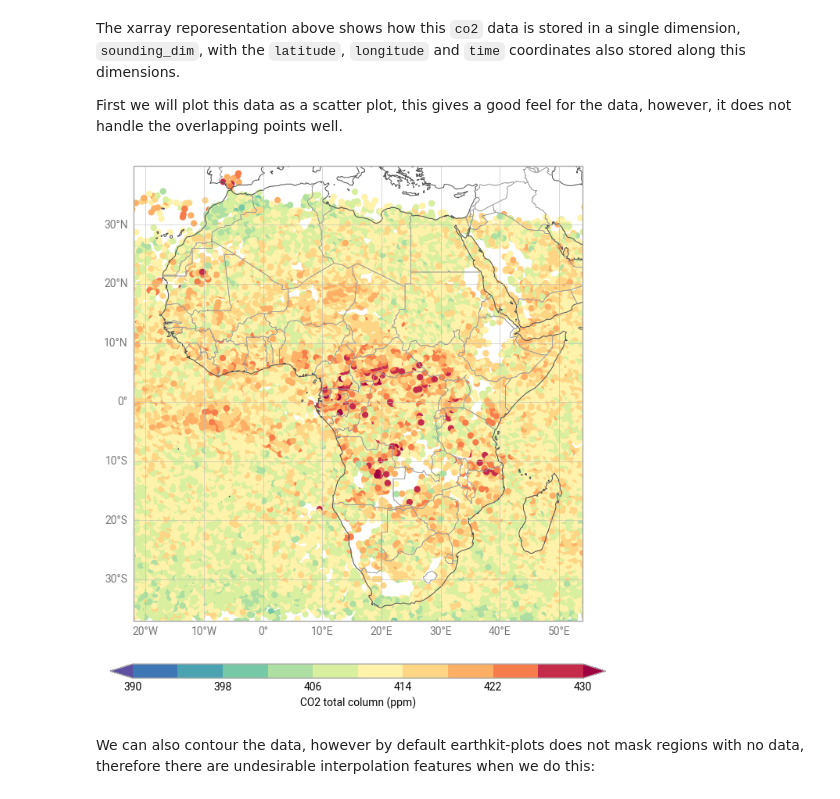
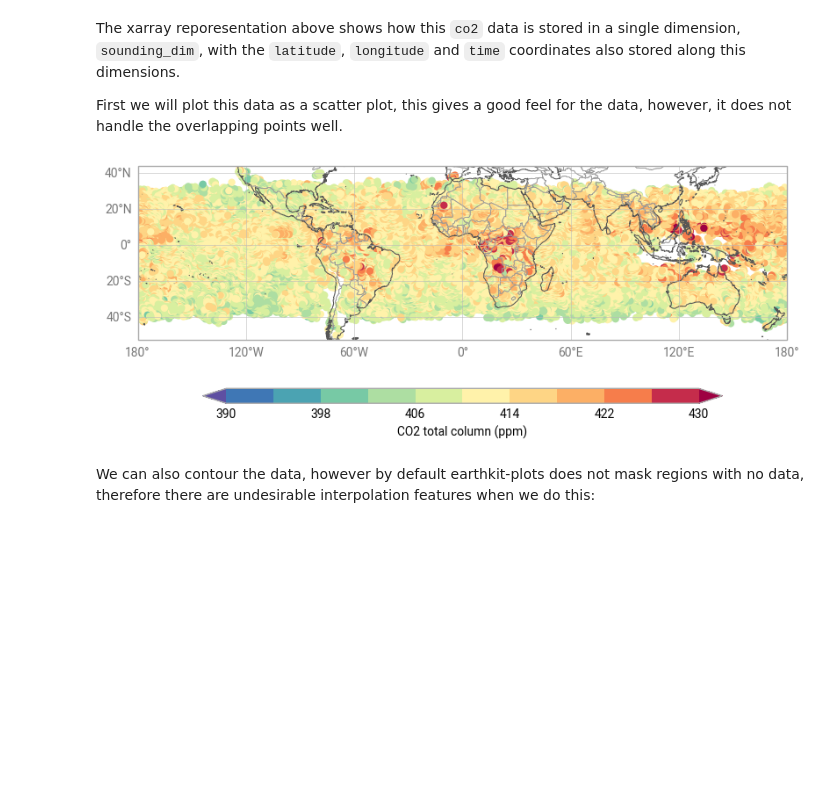
Before and after one commit to ecmwf/earthkit-plots, a Jupyter notebook: docs/examples/unstructured_data.ipynb, the cells around one changed output. Cells and saved outputs as stored; diff of their text form; code cells hidden in the pictures; blank space fills up the shorter version.

```diff
--- a/docs/examples/unstructured_data.ipynb
+++ b/docs/examples/unstructured_data.ipynb
@@ -107,25 +107,25 @@ The xarray reporesentation above shows how this `co2` data is stored in a single
 
 First we will plot this data as a scatter plot, this gives a good feel for the data, however, it does not handle the overlapping points well.
 # %%
-chart = earthkit.plots.Map(domain="Africa")
+chart = earthkit.plots.Map() # domain="Africa")
 
 chart.scatter(
     z = data_xr.co2.values,
     x = data_xr.longitude.values,
     y = data_xr.latitude.values,
     style=STYLE,
     linewidths=0,
 )
 
 chart.coastlines()
 chart.borders()
 chart.gridlines()
 
 chart.legend(label="CO2 total column (ppm)")
 
 chart.show()
 # %% [output]
-[figure, old version]
+[figure, new version]
 # %% [markdown]
 We can also contour the data, however by default earthkit-plots does not mask regions with no data, therefore there are undesirable interpolation features when we do this:
 # %%
```
Also changed, not shown: parts of 4 cells of this notebook.
